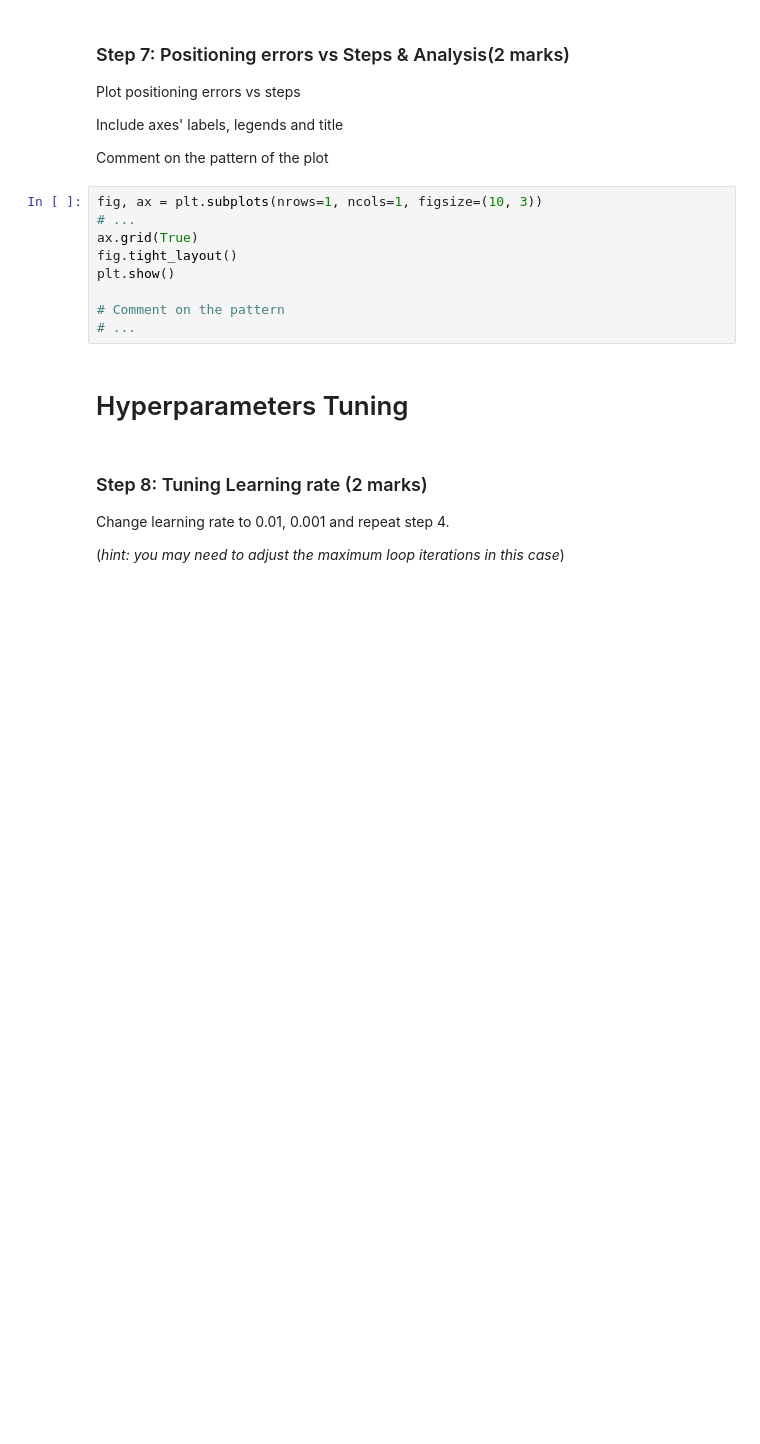
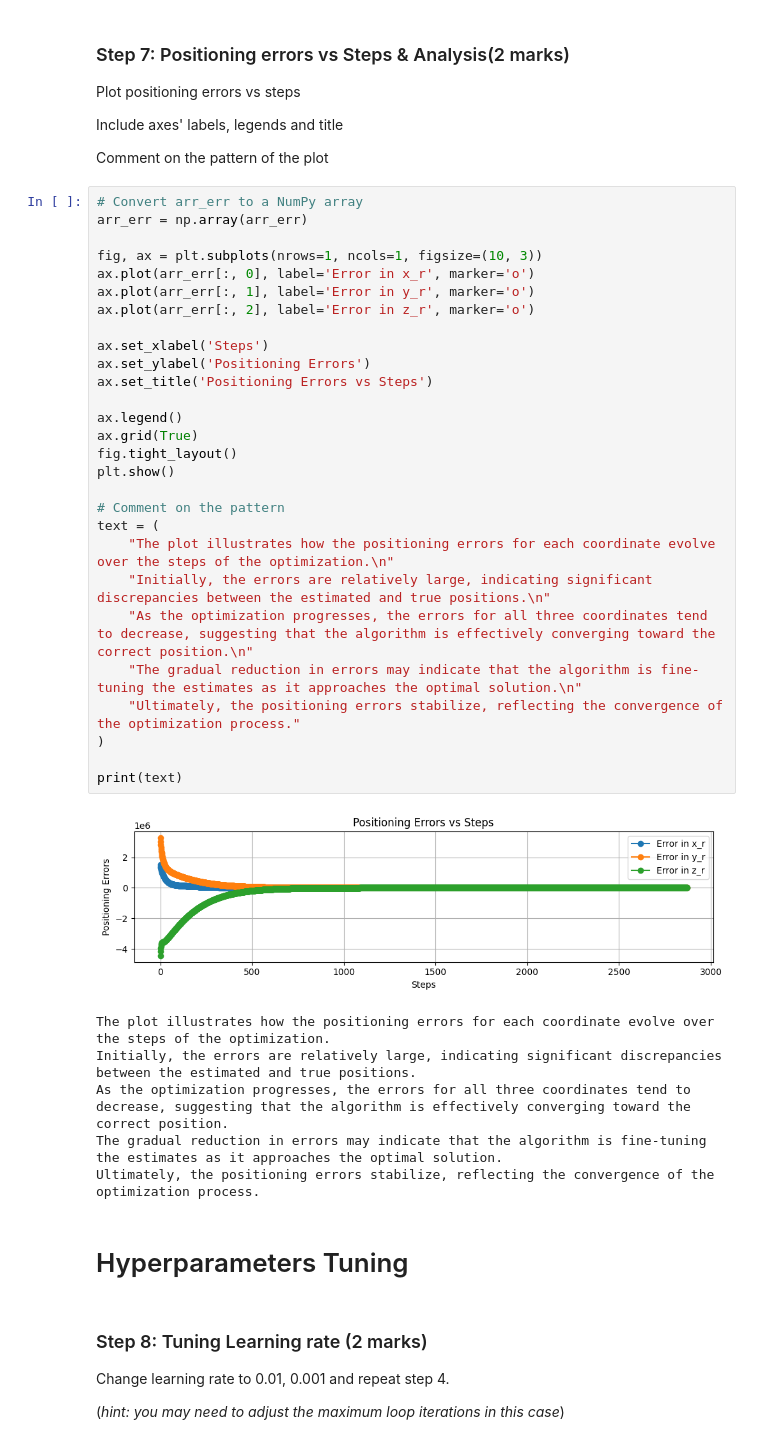
Before and after one commit to ParthoProtimDas715/engg680_2024_fall, a Jupyter notebook: Lab_Assignment3/Assignment3.ipynb, the cells around one changed output. Saved outputs shown, nothing was run; the diff lists cells and outputs as text; blank space fills up the shorter version.

```diff
--- a/Lab_Assignment3/Assignment3.ipynb
+++ b/Lab_Assignment3/Assignment3.ipynb
@@ -241,15 +315,41 @@ Plot positioning errors vs steps
 Include axes' labels, legends and title
 
 Comment on the pattern of the plot
-# %%
-fig, ax = plt.subplots(nrows=1, ncols=1, figsize=(10, 3))
-# ...
-ax.grid(True)
-fig.tight_layout()
-plt.show()
-
-# Comment on the pattern
-# ...
+# %%
+# Convert arr_err to a NumPy array
+arr_err = np.array(arr_err)
+
+fig, ax = plt.subplots(nrows=1, ncols=1, figsize=(10, 3))
+ax.plot(arr_err[:, 0], label='Error in x_r', marker='o')
+ax.plot(arr_err[:, 1], label='Error in y_r', marker='o')
+ax.plot(arr_err[:, 2], label='Error in z_r', marker='o')
+
+ax.set_xlabel('Steps')
+ax.set_ylabel('Positioning Errors')
+ax.set_title('Positioning Errors vs Steps')
+
+ax.legend()
+ax.grid(True)
+fig.tight_layout()
+plt.show()
+
+# Comment on the pattern
+text = (
+    "The plot illustrates how the positioning errors for each coordinate evolve over the steps of the optimization.\n"
+    "Initially, the errors are relatively large, indicating significant discrepancies between the estimated and true positions.\n"
+    "As the optimization progresses, the errors for all three coordinates tend to decrease, suggesting that the algorithm is effectively converging toward the correct position.\n"
+    "The gradual reduction in errors may indicate that the algorithm is fine-tuning the estimates as it approaches the optimal solution.\n"
+    "Ultimately, the positioning errors stabilize, reflecting the convergence of the optimization process."
+)
+
+print(text)
+# %% [output]
+[figure, added]
+The plot illustrates how the positioning errors for each coordinate evolve over the steps of the optimization.
+Initially, the errors are relatively large, indicating significant discrepancies between the estimated and true positions.
+As the optimization progresses, the errors for all three coordinates tend to decrease, suggesting that the algorithm is effectively converging toward the correct position.
+The gradual reduction in errors may indicate that the algorithm is fine-tuning the estimates as it approaches the optimal solution.
+Ultimately, the positioning errors stabilize, reflecting the convergence of the optimization process.
 # %% [markdown]
 # Hyperparameters Tuning
 # %% [markdown]
```
Also changed, not shown: parts of 17 cells of this notebook.
